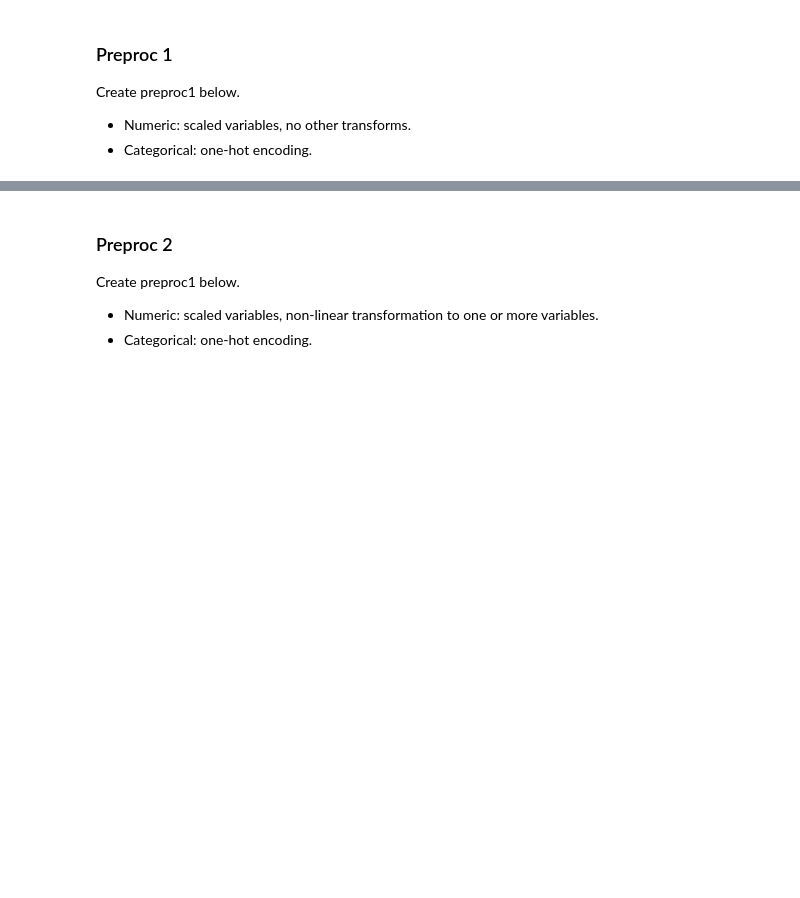
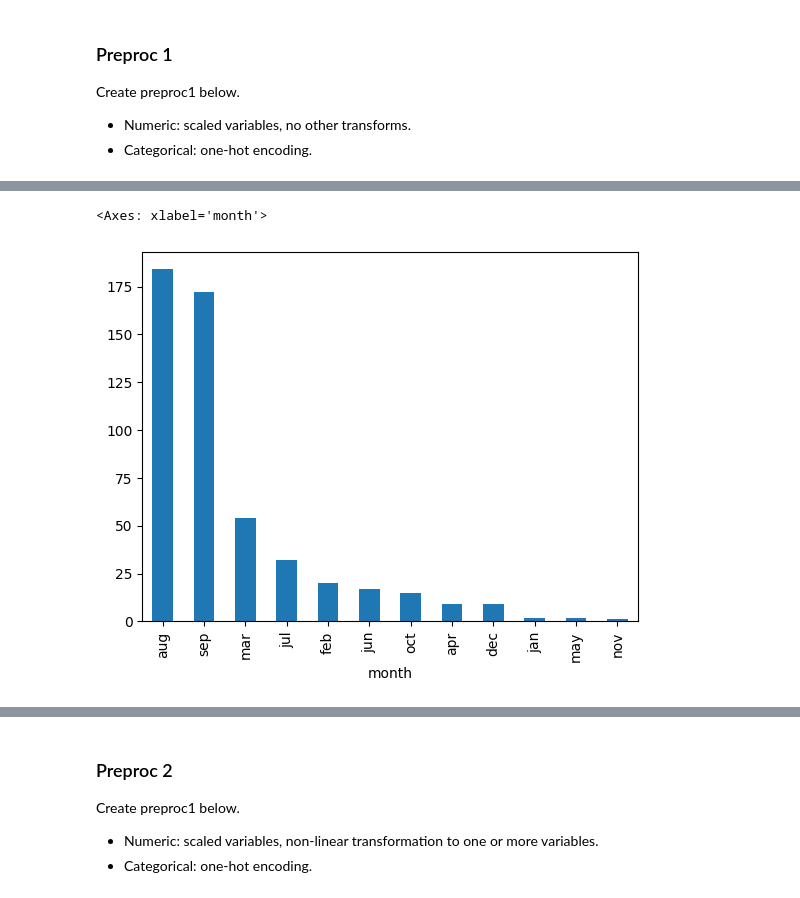
Before and after one commit to UofT-DSI/production, a Jupyter notebook: 02_activities/assignments/assignment_2.ipynb, the cells around one changed output, grey strips where cells are left out. Drawn from its saved outputs; the diff is of its cells as text; code cells hidden in the pictures; blank space fills up the shorter version.

```diff
--- a/02_activities/assignments/assignment_2.ipynb
+++ b/02_activities/assignments/assignment_2.ipynb
@@ -78,3 +124,6 @@ fires_dt.info()
 # Get X and Y
 
 Create the features data frame and target data.
+# %%
+X = fires_dt.drop(columns = ['coord_x','coord_y'])
+Y = fires_dt[['coord_x','coord_y']]
@@ -106,0 +210,5 @@ Create preproc1 below.
+# %%
+X['month'].value_counts().plot(kind = 'bar')
+# %% [output]
+<Axes: xlabel='month'>
+[figure, added]
```
Also changed, not shown: parts of 10 cells of this notebook, 7 other files.
